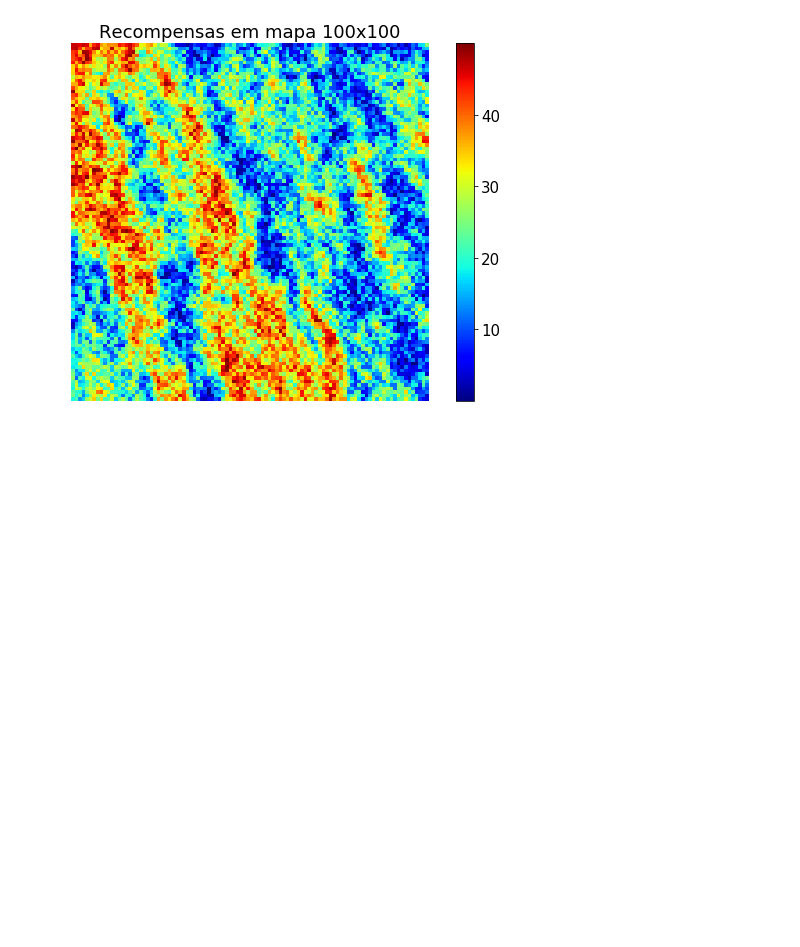
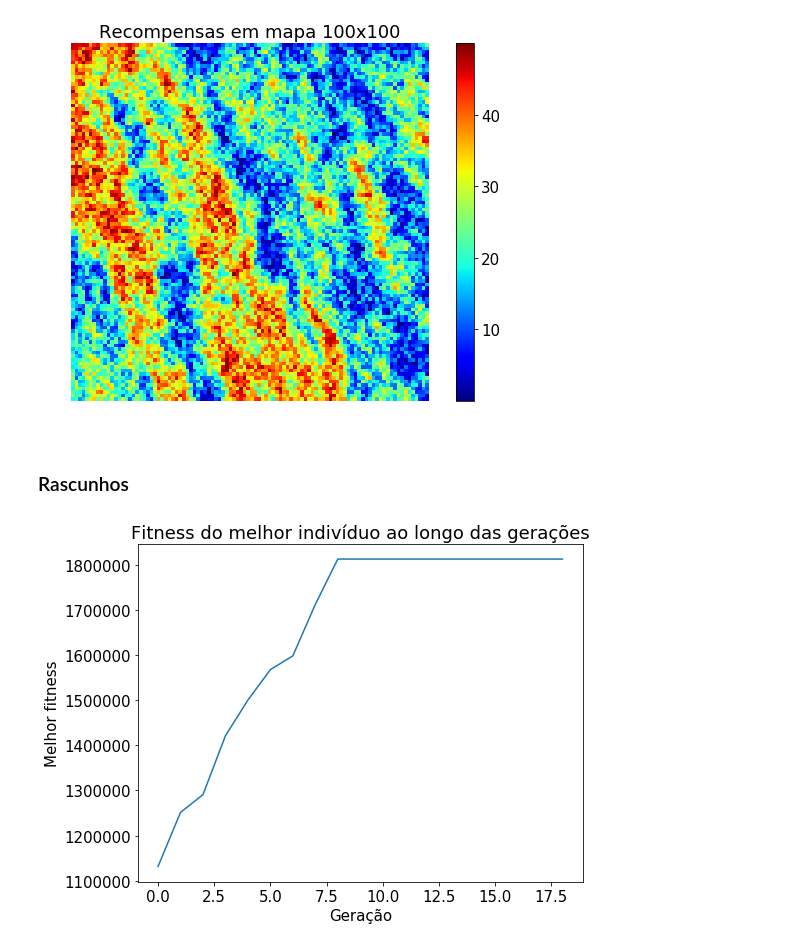
Before and after one commit to ha2398/robotica-movel, a Jupyter notebook: projeto/input/projeto_final.ipynb, the cells around one changed output. Drawn from its saved outputs; the diff is of its cells as text; code cells hidden in the pictures; blank space fills up the shorter version.

```diff
--- a/projeto/input/projeto_final.ipynb
+++ b/projeto/input/projeto_final.ipynb
@@ -108,25 +108,30 @@ get_random_sampling_points(10, 50, 100, 100, 10)
 # %% [output]
 HBox(children=(IntProgress(value=0, description='Creating sampling points', style=ProgressStyle(description_wi…
 [figure]
+# %% [markdown]
+### Rascunhos
 # %%
 with open('stats.csv', 'r') as file:
     line = file.readline()
     generations = []
     fitnesses = []
 
     line = file.readline()
     while line:
         pieces = line.split(',')
 
         generations.append(int(pieces[0]))
         fitnesses.append(float(pieces[1]))
+        line = file.readline()
 
     plt.figure(figsize=FIG_SIZE)
     plt.rc('font', size=15)
     plt.title('Fitness do melhor indivíduo ao longo das gerações')
     plt.xlabel('Geração')
     plt.ylabel('Melhor fitness')
     plt.plot(generations, fitnesses)
     plt.tight_layout()
     plt.savefig('./genXfit.png', dpi=DPI)
     plt.show()
+# %% [output]
+[figure, added]
```
Also changed, not shown: 1 other file.
